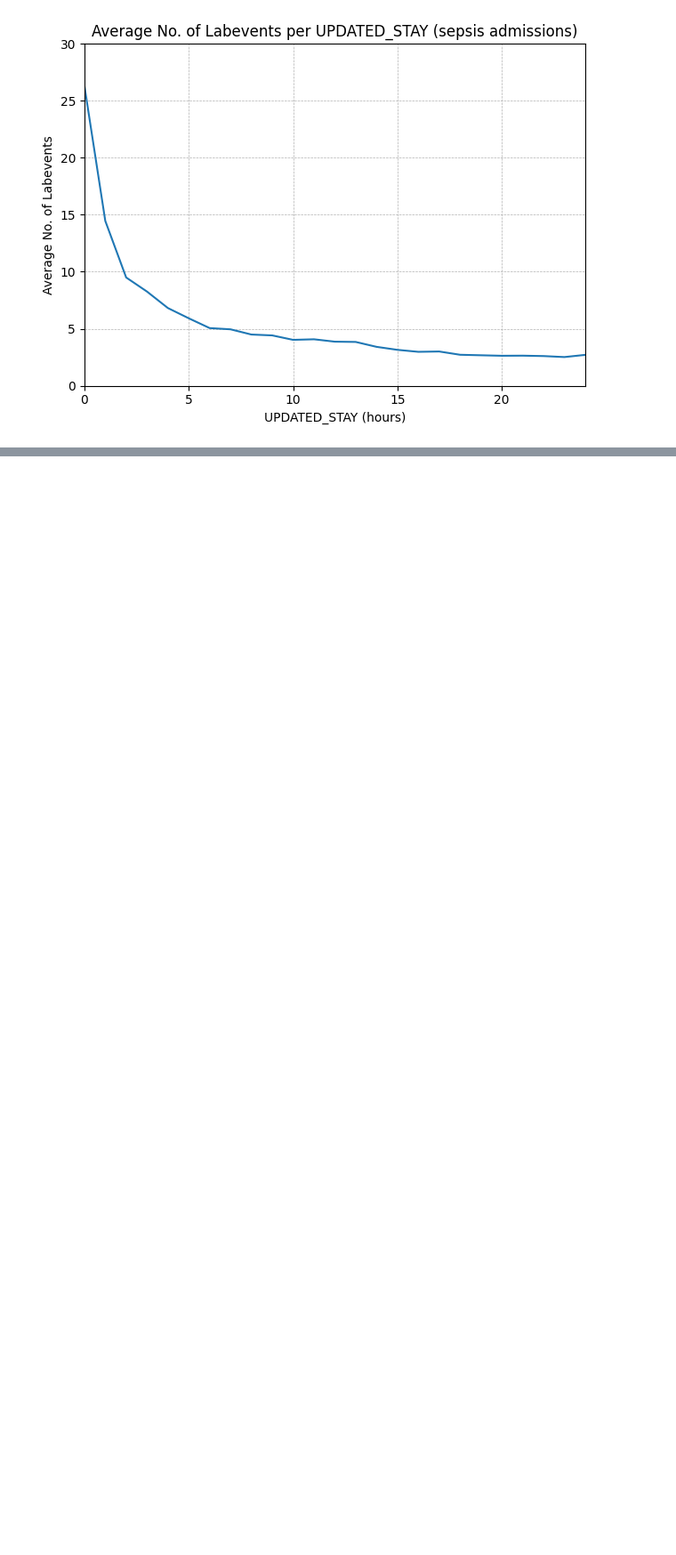
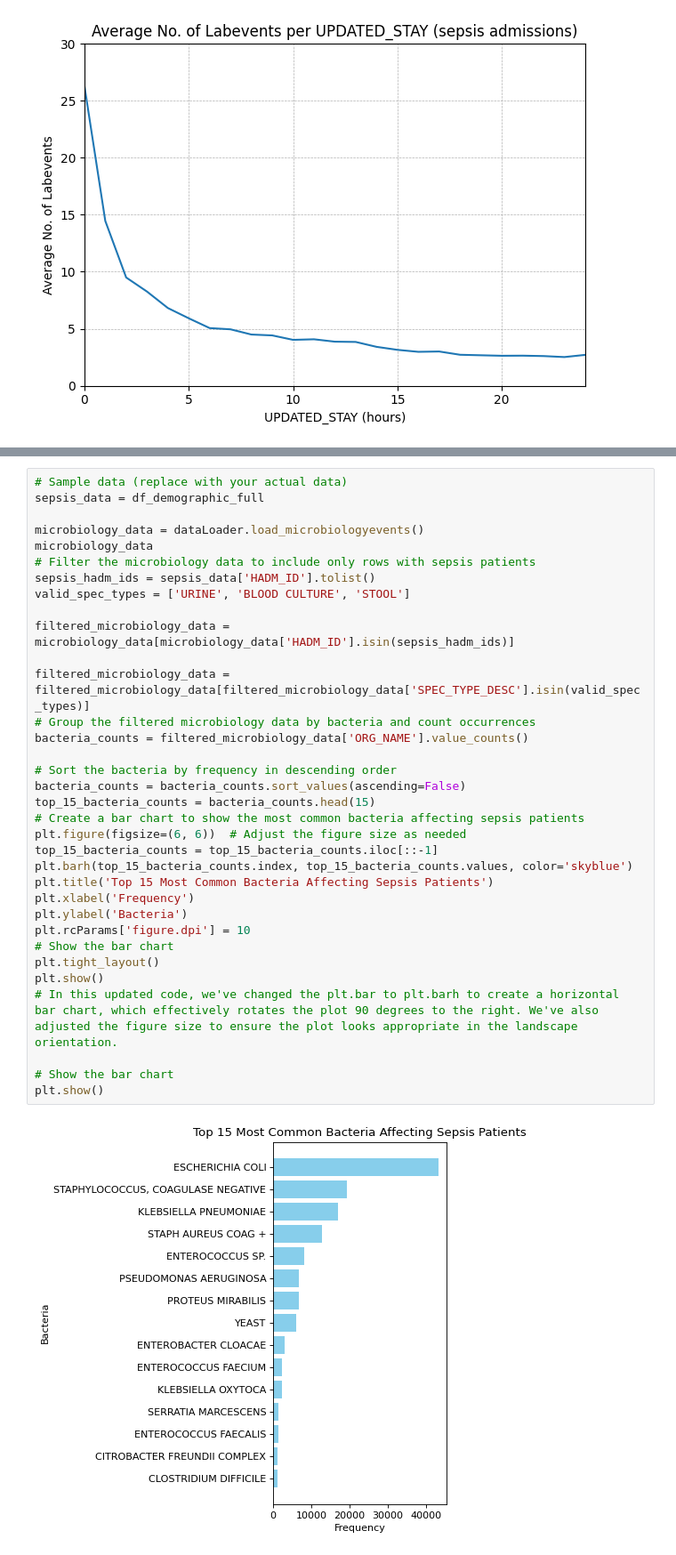
Before and after one commit to 23233408/CAPSTONE, a Jupyter notebook: 001_EDA.ipynb, the cells around one changed output, grey strips where cells are left out. Shown: that part at 89% size. Cells and saved outputs as stored; diff of their text form; blank space fills up the shorter version.

```diff
--- a/001_EDA.ipynb
+++ b/001_EDA.ipynb
@@ -1287,0 +1083,36 @@ df_final.to_csv('/Users/amyhung/Documents/CITS5553_project/data-science-capstone
+# %%
+# Sample data (replace with your actual data)
+sepsis_data = df_demographic_full
+
+microbiology_data = dataLoader.load_microbiologyevents()
+microbiology_data
+# Filter the microbiology data to include only rows with sepsis patients
+sepsis_hadm_ids = sepsis_data['HADM_ID'].tolist()
+valid_spec_types = ['URINE', 'BLOOD CULTURE', 'STOOL']
+
+filtered_microbiology_data = microbiology_data[microbiology_data['HADM_ID'].isin(sepsis_hadm_ids)]
+
+filtered_microbiology_data = filtered_microbiology_data[filtered_microbiology_data['SPEC_TYPE_DESC'].isin(valid_spec_types)]
+# Group the filtered microbiology data by bacteria and count occurrences
+bacteria_counts = filtered_microbiology_data['ORG_NAME'].value_counts()
+
+# Sort the bacteria by frequency in descending order
+bacteria_counts = bacteria_counts.sort_values(ascending=False)
+top_15_bacteria_counts = bacteria_counts.head(15)
+# Create a bar chart to show the most common bacteria affecting sepsis patients
+plt.figure(figsize=(6, 6))  # Adjust the figure size as needed
+top_15_bacteria_counts = top_15_bacteria_counts.iloc[::-1]
+plt.barh(top_15_bacteria_counts.index, top_15_bacteria_counts.values, color='skyblue')
+plt.title('Top 15 Most Common Bacteria Affecting Sepsis Patients')
+plt.xlabel('Frequency')
+plt.ylabel('Bacteria')
+plt.rcParams['figure.dpi'] = 10
+# Show the bar chart
+plt.tight_layout()
+plt.show()
+# In this updated code, we've changed the plt.bar to plt.barh to create a horizontal bar chart, which effectively rotates the plot 90 degrees to the right. We've also adjusted the figure size to ensure the plot looks appropriate in the landscape orientation.
+
+# Show the bar chart
+plt.show()
+# %% [output]
+[figure, added]
```
Also changed, not shown: parts of 76 cells of this notebook.
